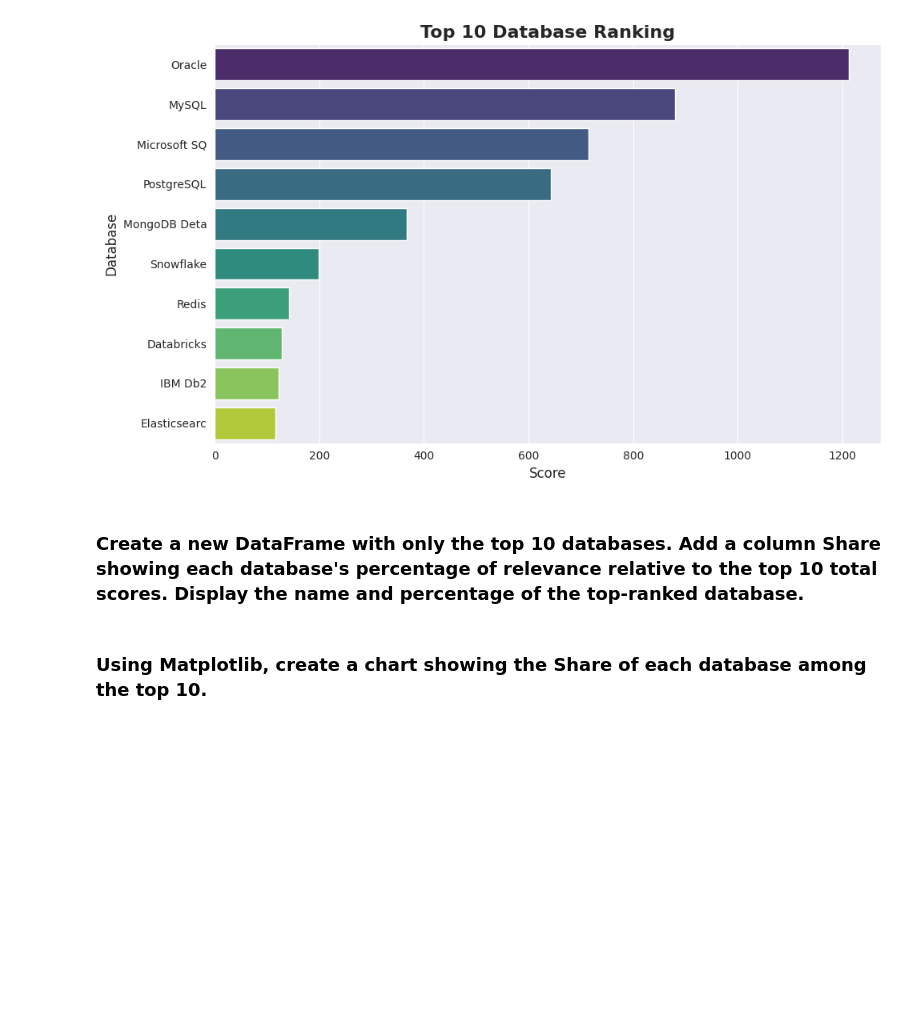
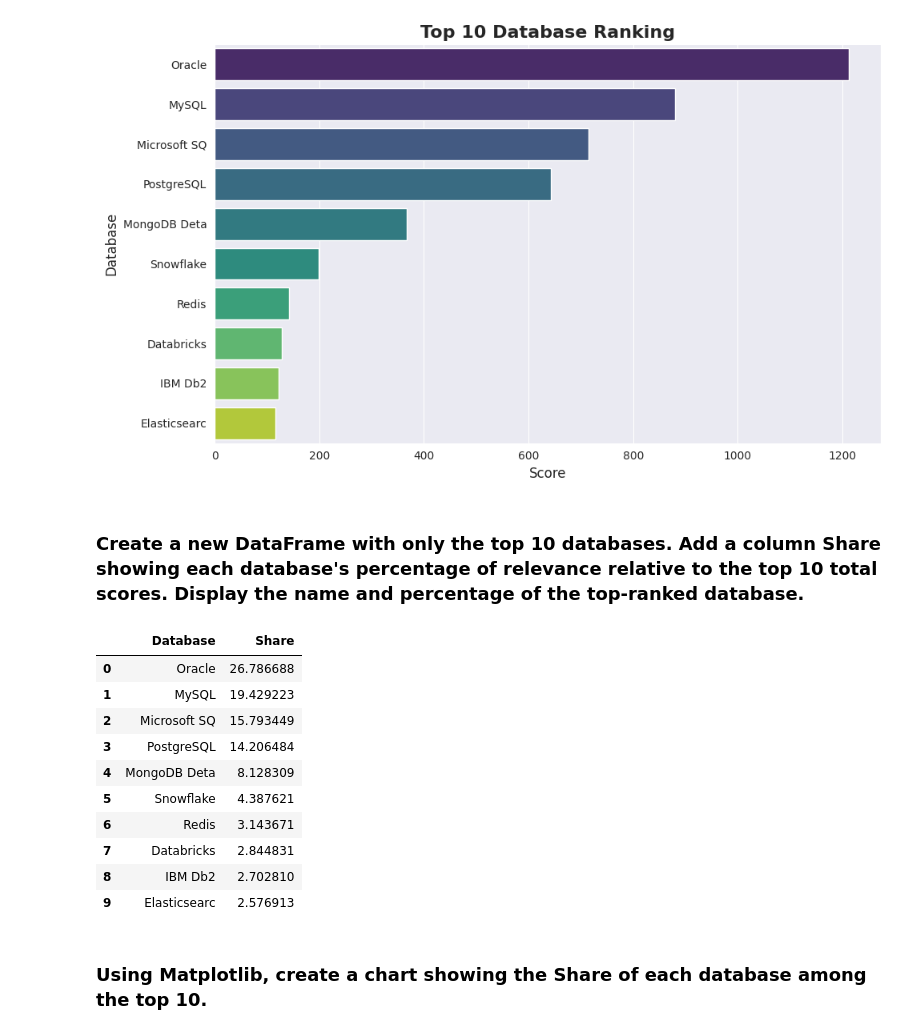
Before and after one commit to tomdkt/intro-to-data-science, a Jupyter notebook: src/week3/04-exercise.ipynb, the cells around one changed output. Saved outputs shown, nothing was run; the diff lists cells and outputs as text; code cells hidden in the pictures; blank space fills up the shorter version.

```diff
--- a/src/week3/04-exercise.ipynb
+++ b/src/week3/04-exercise.ipynb
@@ -54,5 +54,22 @@ plt.show()
 [figure]
 # %% [markdown]
 ### Create a new DataFrame with only the top 10 databases. Add a column Share showing each database's percentage of relevance relative to the top 10 total scores. Display the name and percentage of the top-ranked database.
+# %%
+df_top_10=df[:10].copy()
+total_score=df_top_10['Score'].sum()
+df_top_10['Share']=df_top_10['Score']  / total_score * 100
+df_top_10[['Database', 'Share']]
+# %% [output]
+|  | Database | Share |
+| 0 | Oracle | 26.786688 |
+| 1 | MySQL | 19.429223 |
+| 2 | Microsoft SQ | 15.793449 |
+| 3 | PostgreSQL | 14.206484 |
+| 4 | MongoDB Deta | 8.128309 |
+| 5 | Snowflake | 4.387621 |
+| 6 | Redis | 3.143671 |
+| 7 | Databricks | 2.844831 |
+| 8 | IBM Db2 | 2.702810 |
+| 9 | Elasticsearc | 2.576913 |
 # %% [markdown]
 ### Using Matplotlib, create a chart showing the Share of each database among the top 10.
```
Also changed, not shown: parts of 4 cells of this notebook.
